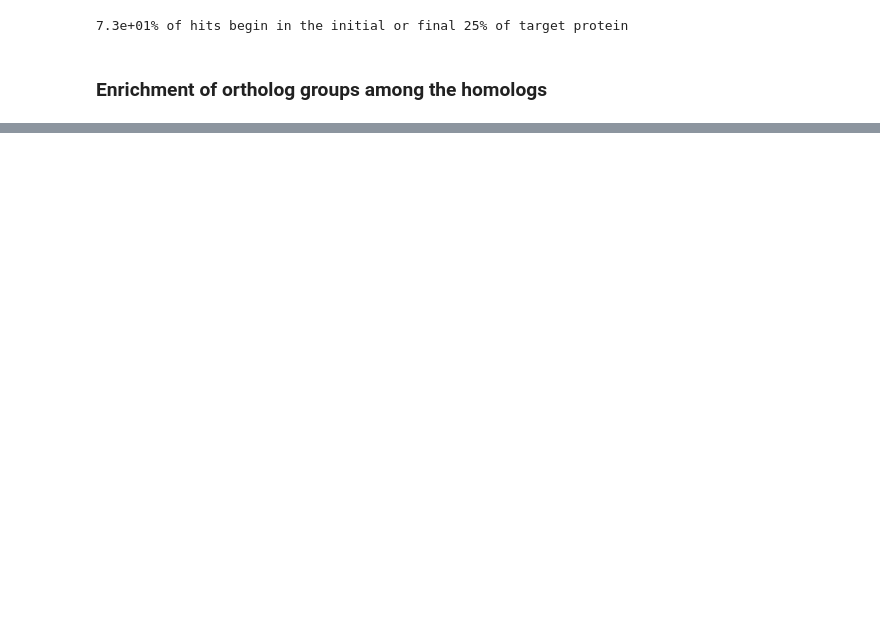
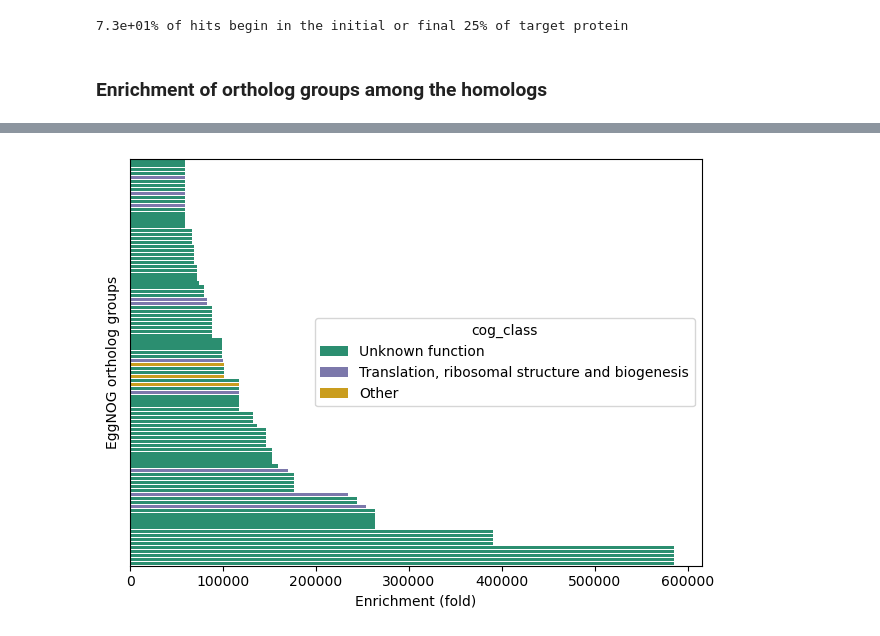
Before and after one commit to BigDataBiology/SantosJunior_Torres_2024_AMPSphere_v1, a Jupyter notebook: Manuscript_Analysis/gmgc_homologs_analysis.ipynb, the cells around one changed output, grey strips where cells are left out. Cells and saved outputs as stored; diff of their text form; code cells hidden in the pictures; blank space fills up the shorter version.

```diff
--- a/Manuscript_Analysis/gmgc_homologs_analysis.ipynb
+++ b/Manuscript_Analysis/gmgc_homologs_analysis.ipynb
@@ -127,0 +164,24 @@ plt.tight_layout()
+# %%
+data = data.sort_values(by='times')
+x = data.copy()
+x = x[x.p_adjust < 0.05]
+x = x.tail(100)
+
+x['cog_class'] = [topclass.get(j, 'Other') for j in x.cog_class]
+
+sns.barplot(data=x,
+            x='times',
+            y='eggnog_OG',
+            hue='cog_class',
+            orient='h',
+            palette=color_map,
+            dodge=False)
+
+plt.yticks([])
+plt.xlabel('Enrichment (fold)')
+plt.ylabel('EggNOG ortholog groups')
+plt.tight_layout()
+plt.show()
+#plt.savefig('enriched_ogs_top100.svg')
+# %% [output]
+[figure, added]
```
Also changed, not shown: parts of 8 cells of this notebook, 1 other file.
